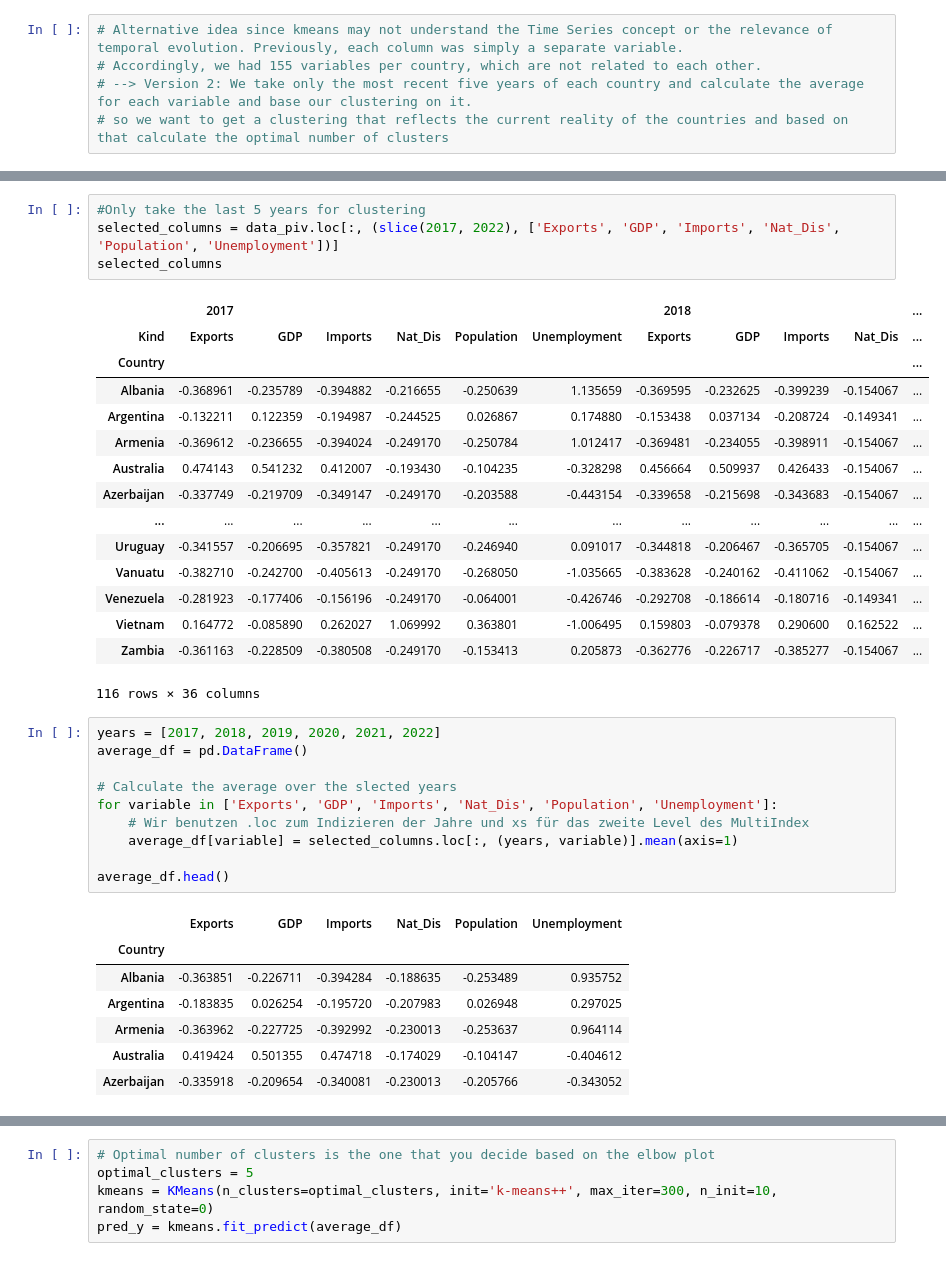
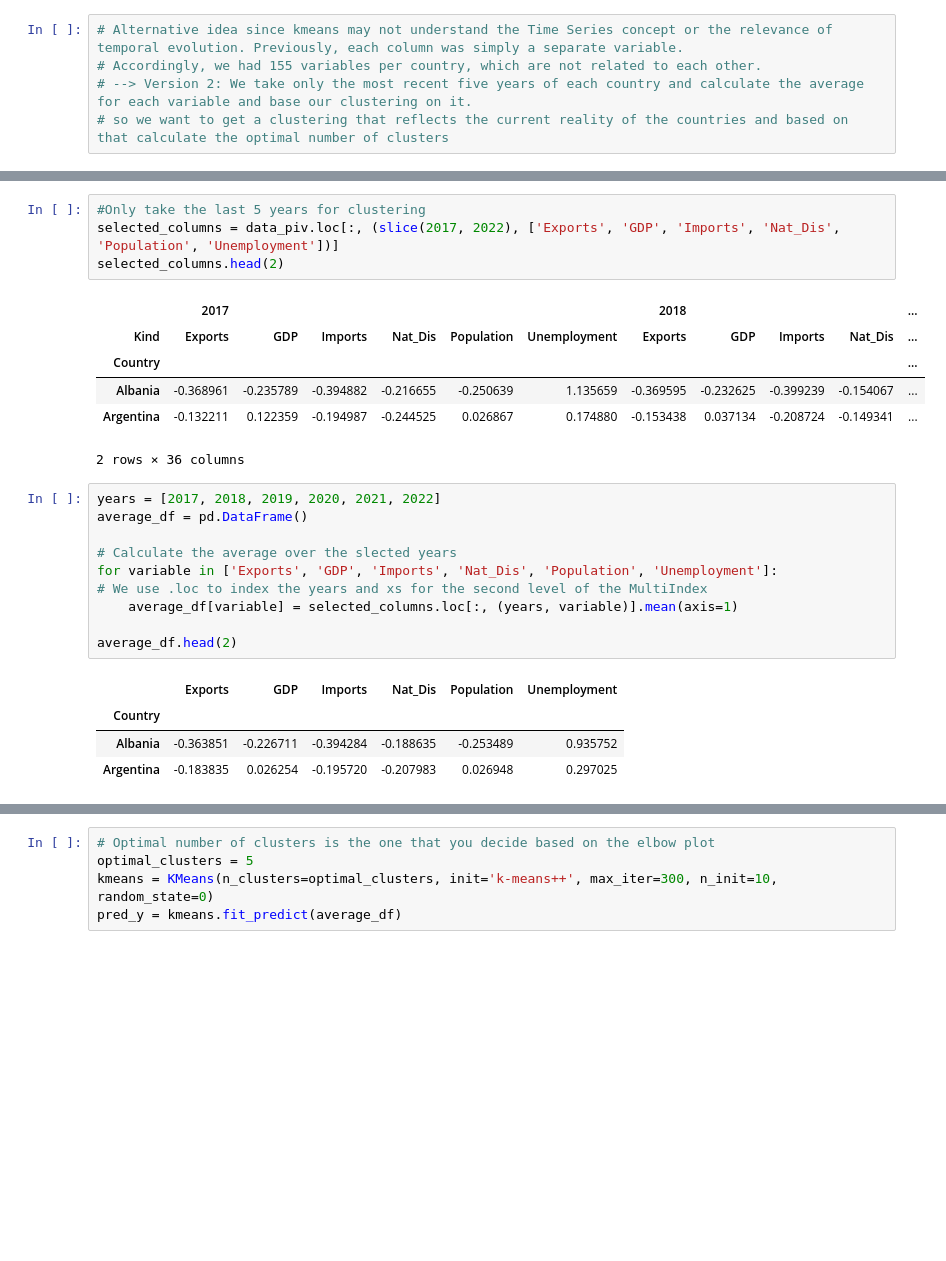
Before and after one commit to Monsieur-Bandana/data_science_clockmann, a Jupyter notebook: ClassProject0802.ipynb, the cells around one changed output, grey strips where cells are left out. Drawn from its saved outputs; the diff is of its cells as text; blank space fills up the shorter version.

```diff
--- a/ClassProject0802.ipynb
+++ b/ClassProject0802.ipynb
@@ -1699,38 +1787,26 @@ data_piv
 # %%
 #Only take the last 5 years for clustering
 selected_columns = data_piv.loc[:, (slice(2017, 2022), ['Exports', 'GDP', 'Imports', 'Nat_Dis', 'Population', 'Unemployment'])]
-selected_columns
+selected_columns.head(2)
 # %% [output]
 |  | 2017 |  |  |  |  |  | 2018 |  |  |  | ... |
 | Kind | Exports | GDP | Imports | Nat_Dis | Population | Unemployment | Exports | GDP | Imports | Nat_Dis | ... |
 | Country |  |  |  |  |  |  |  |  |  |  | ... |
 | Albania | -0.368961 | -0.235789 | -0.394882 | -0.216655 | -0.250639 | 1.135659 | -0.369595 | -0.232625 | -0.399239 | -0.154067 | ... |
 | Argentina | -0.132211 | 0.122359 | -0.194987 | -0.244525 | 0.026867 | 0.174880 | -0.153438 | 0.037134 | -0.208724 | -0.149341 | ... |
-| Armenia | -0.369612 | -0.236655 | -0.394024 | -0.249170 | -0.250784 | 1.012417 | -0.369481 | -0.234055 | -0.398911 | -0.154067 | ... |
-| Australia | 0.474143 | 0.541232 | 0.412007 | -0.193430 | -0.104235 | -0.328298 | 0.456664 | 0.509937 | 0.426433 | -0.154067 | ... |
-| Azerbaijan | -0.337749 | -0.219709 | -0.349147 | -0.249170 | -0.203588 | -0.443154 | -0.339658 | -0.215698 | -0.343683 | -0.154067 | ... |
-| ... | ... | ... | ... | ... | ... | ... | ... | ... | ... | ... | ... |
-| Uruguay | -0.341557 | -0.206695 | -0.357821 | -0.249170 | -0.246940 | 0.091017 | -0.344818 | -0.206467 | -0.365705 | -0.154067 | ... |
-| Vanuatu | -0.382710 | -0.242700 | -0.405613 | -0.249170 | -0.268050 | -1.035665 | -0.383628 | -0.240162 | -0.411062 | -0.154067 | ... |
-| Venezuela | -0.281923 | -0.177406 | -0.156196 | -0.249170 | -0.064001 | -0.426746 | -0.292708 | -0.186614 | -0.180716 | -0.149341 | ... |
-| Vietnam | 0.164772 | -0.085890 | 0.262027 | 1.069992 | 0.363801 | -1.006495 | 0.159803 | -0.079378 | 0.290600 | 0.162522 | ... |
-| Zambia | -0.361163 | -0.228509 | -0.380508 | -0.249170 | -0.153413 | 0.205873 | -0.362776 | -0.226717 | -0.385277 | -0.154067 | ... |
-116 rows × 36 columns
+2 rows × 36 columns
 # %%
 years = [2017, 2018, 2019, 2020, 2021, 2022]
 average_df = pd.DataFrame()
 
 # Calculate the average over the slected years
 for variable in ['Exports', 'GDP', 'Imports', 'Nat_Dis', 'Population', 'Unemployment']:
-    # Wir benutzen .loc zum Indizieren der Jahre und xs für das zweite Level des MultiIndex
+# We use .loc to index the years and xs for the second level of the MultiIndex
     average_df[variable] = selected_columns.loc[:, (years, variable)].mean(axis=1)
 
-average_df.head()
+average_df.head(2)
 # %% [output]
 |  | Exports | GDP | Imports | Nat_Dis | Population | Unemployment |
 | Country |  |  |  |  |  |  |
 | Albania | -0.363851 | -0.226711 | -0.394284 | -0.188635 | -0.253489 | 0.935752 |
 | Argentina | -0.183835 | 0.026254 | -0.195720 | -0.207983 | 0.026948 | 0.297025 |
-| Armenia | -0.363962 | -0.227725 | -0.392992 | -0.230013 | -0.253637 | 0.964114 |
-| Australia | 0.419424 | 0.501355 | 0.474718 | -0.174029 | -0.104147 | -0.404612 |
-| Azerbaijan | -0.335918 | -0.209654 | -0.340081 | -0.230013 | -0.205766 | -0.343052 |
```
Also changed, not shown: parts of 66 cells of this notebook.
